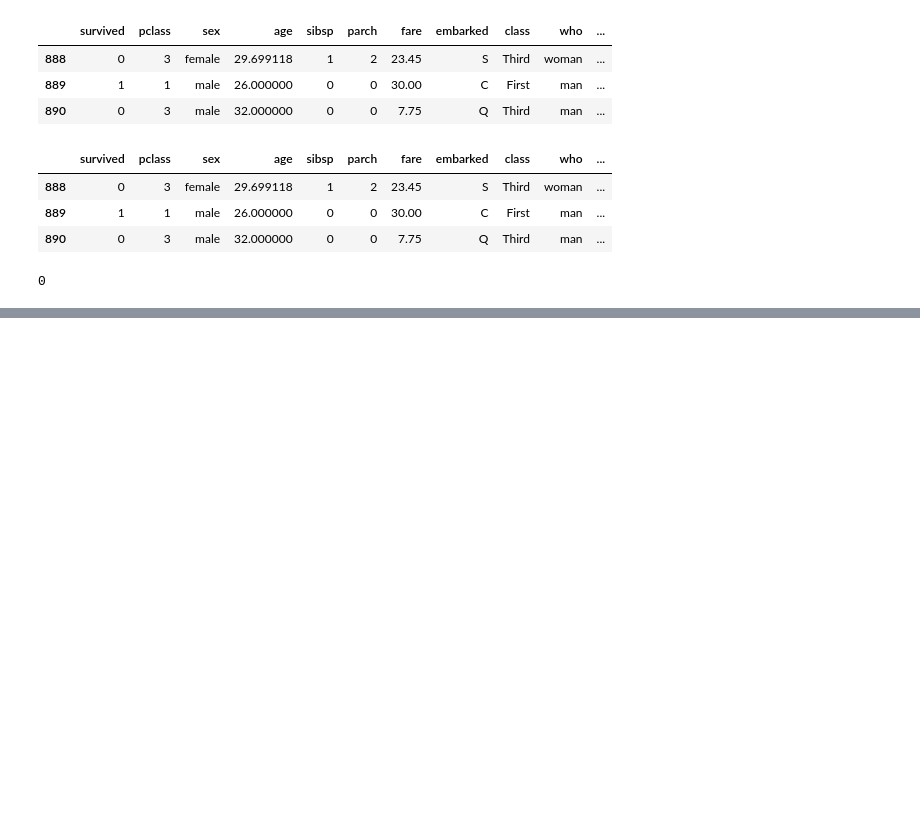
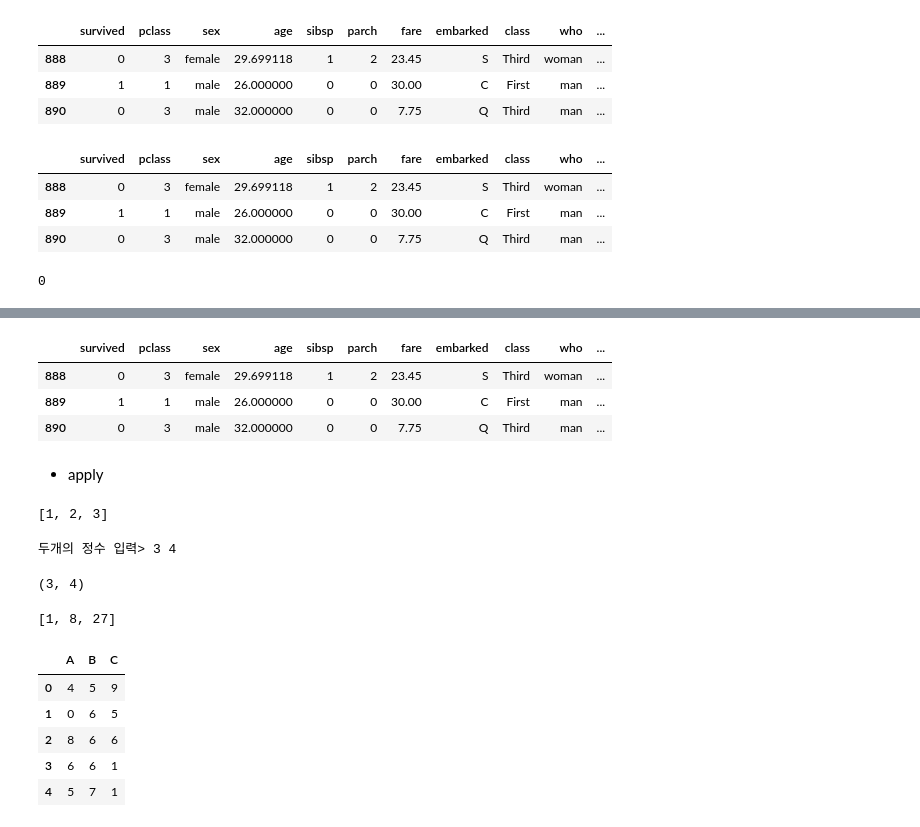
Before and after one commit to ckiekim/--2021-4, a Jupyter notebook: 13_DataFrame_Part2.ipynb, the cells around one changed output, grey strips where cells are left out. Cells and saved outputs as stored; diff of their text form; code cells hidden in the pictures; blank space fills up the shorter version.

```diff
--- a/13_DataFrame_Part2.ipynb
+++ b/13_DataFrame_Part2.ipynb
@@ -251,0 +254,37 @@ df.isna().sum().sum()
+# %%
+df['adult_male'] = df['adult_male'].astype(int)
+df.tail(3)
+# %% [output]
+|  | survived | pclass | sex | age | sibsp | parch | fare | embarked | class | who | ... |
+| 888 | 0 | 3 | female | 29.699118 | 1 | 2 | 23.45 | S | Third | woman | ... |
+| 889 | 1 | 1 | male | 26.000000 | 0 | 0 | 30.00 | C | First | man | ... |
+| 890 | 0 | 3 | male | 32.000000 | 0 | 0 | 7.75 | Q | Third | man | ... |
+# %% [markdown]
+- apply
+# %%
+a = ['1', '2', '3']
+list(map(int, a))
+# %% [output]
+[1, 2, 3]
+# %%
+x, y = map(int, input('두개의 정수 입력> ').split())
+x, y
+# %% [output]
+두개의 정수 입력> 3 4
+(3, 4)
+# %%
+list(map(lambda x: x**3, [1, 2, 3]))
+# %% [output]
+[1, 8, 27]
+# %%
+np.random.seed(2021)
+df1 = pd.DataFrame(np.random.randint(10, size=(5,3)),
+                   columns=list('ABC'))
+df1
+# %% [output]
+|  | A | B | C |
+| 0 | 4 | 5 | 9 |
+| 1 | 0 | 6 | 5 |
+| 2 | 8 | 6 | 6 |
+| 3 | 6 | 6 | 1 |
+| 4 | 5 | 7 | 1 |
```
Also changed, not shown: parts of 27 cells of this notebook, 1 other file.
